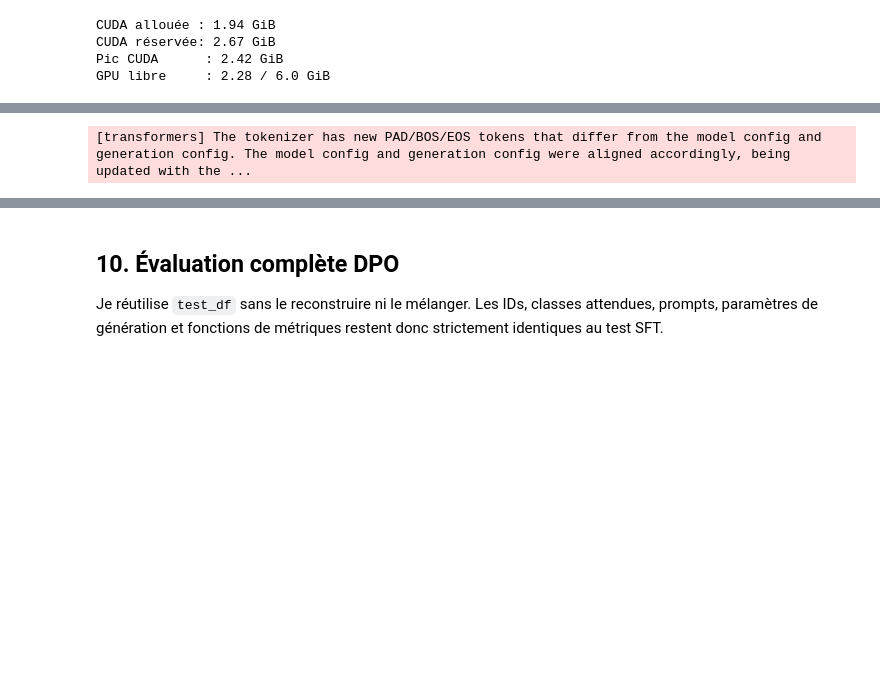
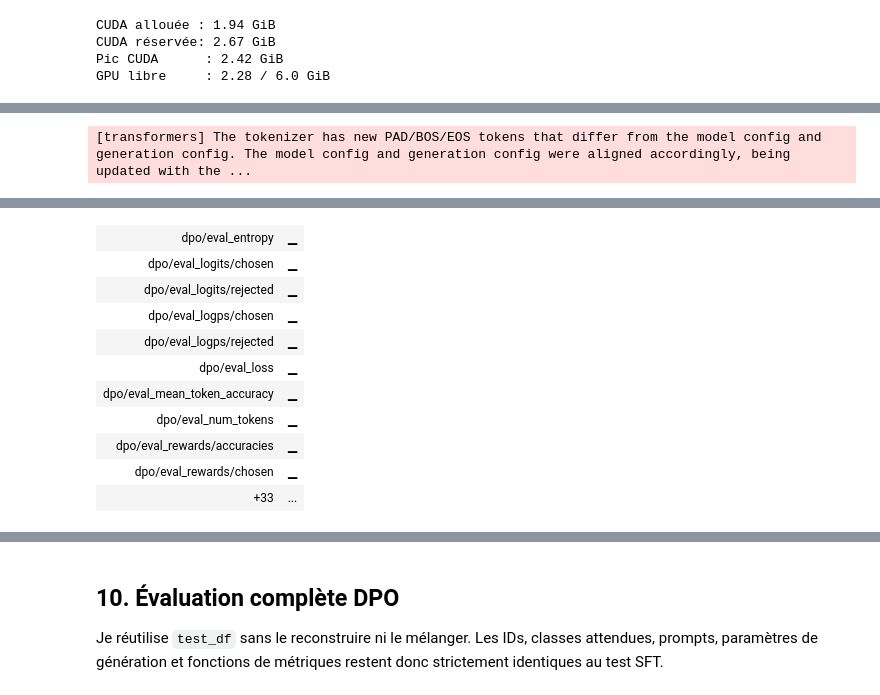
Before and after one commit to gonzalezcourrier34-glitch/medical_triage_agent, a Jupyter notebook: notebooks/03_finetuning_sft_dpo.ipynb, the cells around one changed output, grey strips where cells are left out. Cells and saved outputs as stored; diff of their text form; code cells hidden in the pictures; blank space fills up the shorter version.

```diff
--- a/notebooks/03_finetuning_sft_dpo.ipynb
+++ b/notebooks/03_finetuning_sft_dpo.ipynb
@@ -1861,3 +1855,17 @@ class DPOProgressCallback(TrainerCallback):
 
 
 dpo_trainer.add_callback(DPOProgressCallback())
+# %%
+# Initialise le run W&B DPO.
+
+dpo_run = start_wandb_run("dpo", {
+    "train_rows": len(dpo_train_records),
+    "validation_rows": len(dpo_validation_records),
+    "available_rows": len(dpo_df),
+    "selected_rows": len(dpo_selected_df),
+    "rows_per_priority": DPO_ROWS_PER_PRIORITY,
+    "leakage_removed": leakage_count,
+    "source_sha256": file_sha256(DPO_PATH)
+})
+
+print(f"✓ Run W&B DPO : {dpo_run.name if dpo_run else 'désactivé'}")
@@ -1864,52 +1882,43 @@ dpo_trainer.add_callback(DPOProgressCallback())
 # %%
-# Entraîne, évalue et sauvegarde le DPO.
+# Entraîne, évalue et sauvegarde le meilleur adapter DPO.
 
 dpo_train_output = dpo_trainer.train()
+dpo_validation_metrics = dpo_trainer.evaluate()
 
-if CONFIG.smoke_test:
-    if dpo_run:
-        dpo_run.finish()
+dpo_trainer.save_model(str(DPO_MODEL_PATH))
+tokenizer.save_pretrained(DPO_MODEL_PATH)
 
-    print(dpo_train_output.metrics)
-    print("✓ Smoke DPO terminé")
+dpo_results = {
+    **{f"train_{k}": v for k, v in dpo_train_output.metrics.items()},
+    **dpo_validation_metrics
+}
 
-else:
-    dpo_validation_metrics = dpo_trainer.evaluate()
+(RUN_METRIC_DIR / "dpo_training_metrics.json").write_text(
+    json.dumps(dpo_results, ensure_ascii=False, indent=2, default=str),
+    encoding="utf-8"
+)
 
-    dpo_trainer.save_model(str(DPO_MODEL_PATH))
-    tokenizer.save_pretrained(DPO_MODEL_PATH)
+if dpo_run:
+    dpo_run.log({
+        f"dpo/{key}": value
+        for key, value in dpo_validation_metrics.items()
+        if isinstance(value, (int, float))
+    })
 
-    dpo_metrics = {
-        **{f"train_{k}": v for k, v in dpo_train_output.metrics.items()},
-        **dpo_validation_metrics
-    }
+    artifact = wandb.Artifact(
+        "qwen3-triage-dpo-adapter",
+        type="model",
+        metadata={"run_stamp": RUN_STAMP}
+    )
+    artifact.add_dir(str(DPO_MODEL_PATH))
+    dpo_run.log_artifact(artifact)
+    dpo_run.finish()
 
-    (RUN_METRIC_DIR / "dpo_training_metrics.json").write_text(
-        json.dumps(dpo_metrics, ensure_ascii=False, indent=2, default=str),
-        encoding="utf-8"
-    )
+display(pd.DataFrame([
+    {"métrique": key, "valeur": value}
+    for key, value in dpo_results.items()
+]))
 
-    if dpo_run:
-        dpo_run.log({
-            f"dpo/{key}": value
-            for key, value in dpo_validation_metrics.items()
-            if isinstance(value, (int, float))
-        })
-
-        artifact = wandb.Artifact(
-            "qwen3-triage-dpo-adapter",
-            type="model",
-            metadata={"run_stamp": RUN_STAMP}
-        )
-        artifact.add_dir(str(DPO_MODEL_PATH))
-        dpo_run.log_artifact(artifact)
-        dpo_run.finish()
-
-    display(pd.DataFrame([
-        {"métrique": key, "valeur": value}
-        for key, value in dpo_metrics.items()
-    ]))
-
-    print(f"✓ {DPO_MODEL_PATH}")
+print(f"✓ {DPO_MODEL_PATH}")
 # %% [output]
 [transformers] The tokenizer has new PAD/BOS/EOS tokens that differ from the model config and generation config. The model config and generation config were aligned accordingly, being updated with the ...
@@ -1916,0 +1934,11 @@ KeyboardInterrupt:
+| dpo/eval_entropy | ▁ |
+| dpo/eval_logits/chosen | ▁ |
+| dpo/eval_logits/rejected | ▁ |
+| dpo/eval_logps/chosen | ▁ |
+| dpo/eval_logps/rejected | ▁ |
+| dpo/eval_loss | ▁ |
+| dpo/eval_mean_token_accuracy | ▁ |
+| dpo/eval_num_tokens | ▁ |
+| dpo/eval_rewards/accuracies | ▁ |
+| dpo/eval_rewards/chosen | ▁ |
+| +33 | ... |
```
Also changed, not shown: parts of 33 cells of this notebook.
